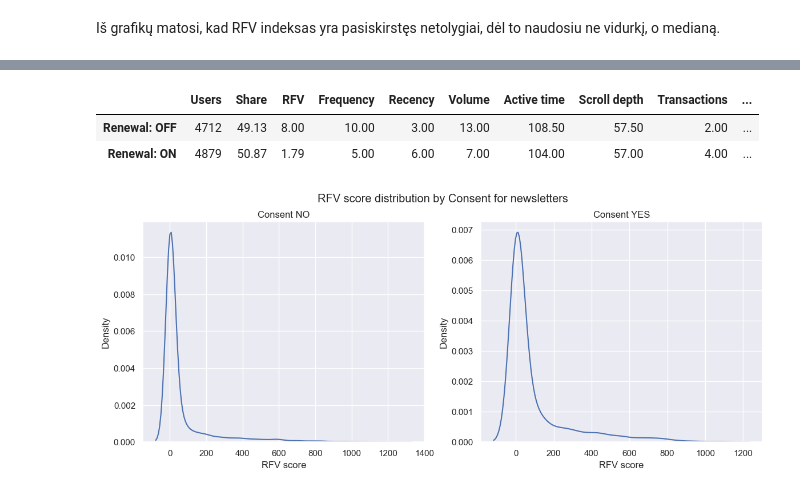
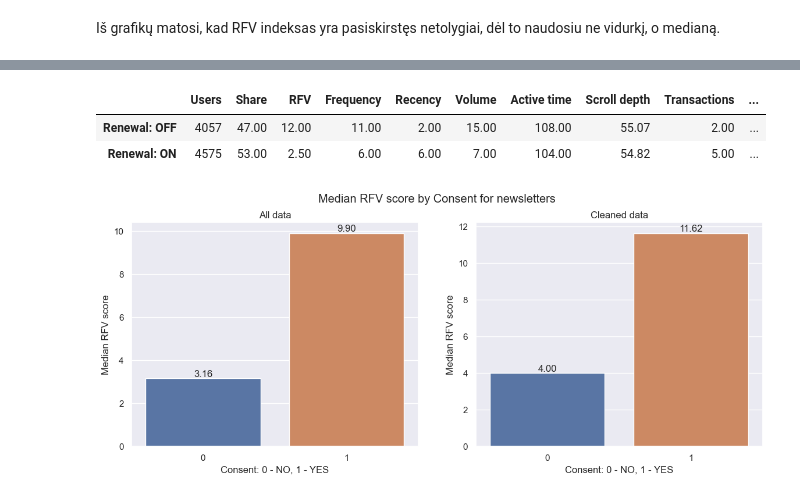
Before and after one commit to Gedas-LT/Paid-content-RFV-calculations, a Jupyter notebook: eda_notebook.ipynb, the cells around one changed output, grey strips where cells are left out. Saved outputs shown, nothing was run; the diff lists cells and outputs as text; code cells hidden in the pictures.

Commit message:
Finished Part 2: Data visualization

```diff
--- a/eda_notebook.ipynb
+++ b/eda_notebook.ipynb
@@ -80,7 +80,7 @@ rfv_df = activity_query_data.groupby("user_delfi_id").agg(
 ).reset_index()
 # %%
 # The latest data of activity.
-anchor_date = pd.to_datetime("2023-03-06").date()
+anchor_date = pd.to_datetime("2023-03-07").date()
 rfv_df["recency"] = (anchor_date - rfv_df["last_visit"]).dt.days
 # %%
 # Calculate RFV score.
@@ -164,7 +160,7 @@ filtered_users_query = """
 		AND S.included_in_count = 1
 		AND T.completion_timestamp IS NOT NULL
 		AND S.sf_category = "Paid subscriptions"
-		AND US.valid_till > "2023-03-05 23:59:59") AS P1
+		AND US.valid_till > "2023-03-07 23:59:59") AS P1
     WHERE P1.row_num = 1
     AND P1.completion_timestamp < "2023-01-01 00:00:00"
     """
@@ -202,9 +198,12 @@ def transactions_dataframe(connector: object, users: list) -> pd.DataFrame:
     parameters_count =", ".join(list(map(lambda x: "%s", users)))
 
     transactions_query = """
-        SELECT user_id, COUNT(id), SUM(sum)
-        FROM paywall.transactions
+        SELECT user_id, COUNT(T.id), SUM(sum)
+        FROM paywall.transactions AS T
+        LEFT JOIN paywall.subscriptions AS S
+        ON T.subscription_id = S.id
         WHERE completion_timestamp IS NOT NULL
+        AND S.service_id IN (1, 3, 4, 9, 10)
         AND sum > 0
         AND user_id IN (%s)
         GROUP BY user_id
@@ -368,6 +369,7 @@ transactions_count_query = """
     ON T.subscription_id = S.id
     WHERE T.completion_timestamp IS NOT NULL
     AND T.sum > 0
+    AND S.service_id IN (1, 3, 4, 9, 10)
     GROUP BY T.user_id, S.plan
     HAVING S.plan IN (1, 12)
     """
@@ -543,30 +597,32 @@ plt.ylabel("Median RFV score");
 # %%
 pd.DataFrame({
-    "Users": final_b2c_data_V3.groupby("renewal")["user_id"].count(),
-    "Share": final_b2c_data_V3.groupby("renewal")["user_id"].count() / final_b2c_data_V3["user_id"].count() * 100,
-    "RFV": final_b2c_data_V3.groupby("renewal")["rfv_score"].median(),
-    "Frequency": final_b2c_data_V3.groupby("renewal")["frequency"].median(),
-    "Recency": final_b2c_data_V3.groupby("renewal")["recency"].median(),
-    "Volume": final_b2c_data_V3.groupby("renewal")["volume"].median(),
-    "Active time": final_b2c_data_V3.groupby("renewal")["median_active_time"].median(),
-    "Scroll depth": final_b2c_data_V3.groupby("renewal")["median_scroll_depth"].median(),
-    "Transactions": final_b2c_data_V3.groupby("renewal")["transactions_count"].median(),
-    "Amount": final_b2c_data_V3.groupby("renewal")["total_amount"].median(),
+    "Users": filtered_users_final_ONE.groupby("renewal")["user_id"].count(),
+    "Share": filtered_users_final_ONE.groupby("renewal")["user_id"].count() / filtered_users_final_ONE["user_id"].count() * 100,
+    "RFV": filtered_users_final_ONE.groupby("renewal")["rfv_score"].median(),
+    "Frequency": filtered_users_final_ONE.groupby("renewal")["frequency"].median(),
+    "Recency": filtered_users_final_ONE.groupby("renewal")["recency"].median(),
+    "Volume": filtered_users_final_ONE.groupby("renewal")["volume"].median(),
+    "Active time": filtered_users_final_ONE.groupby("renewal")["median_active_time"].median(),
+    "Scroll depth": filtered_users_final_ONE.groupby("renewal")["avg_scroll_depth"].median(),
+    "Transactions": filtered_users_final_ONE.groupby("renewal")["transactions_count"].median(),
+    "Amount": filtered_users_final_ONE.groupby("renewal")["total_amount"].median(),
 }).set_axis(["Renewal: OFF", "Renewal: ON"], axis="index")
 # %% [output]
 |  | Users | Share | RFV | Frequency | Recency | Volume | Active time | Scroll depth | Transactions | ... |
-| Renewal: OFF | 4712 | 49.13 | 8.00 | 10.00 | 3.00 | 13.00 | 108.50 | 57.50 | 2.00 | ... |
-| Renewal: ON | 4879 | 50.87 | 1.79 | 5.00 | 6.00 | 7.00 | 104.00 | 57.00 | 4.00 | ... |
+| Renewal: OFF | 4057 | 47.00 | 12.00 | 11.00 | 2.00 | 15.00 | 108.00 | 55.07 | 2.00 | ... |
+| Renewal: ON | 4575 | 53.00 | 2.50 | 6.00 | 6.00 | 7.00 | 104.00 | 54.82 | 5.00 | ... |
 # %%
 fig, axes = plt.subplots(ncols=2, figsize=(14,5))
-sns.kdeplot(ax=axes[0], data=final_b2c_data_V3[final_b2c_data_V3["consent"] == "0"], x="rfv_score")
-sns.kdeplot(ax=axes[1], data=final_b2c_data_V3[final_b2c_data_V3["consent"] == "1"], x="rfv_score")
-fig.suptitle("RFV score distribution by Consent for newsletters")
-axes[0].set_title("Consent NO")
-axes[1].set_title("Consent YES")
-axes[0].set_xlabel("RFV score")
-axes[1].set_xlabel("RFV score")
-axes[0].set_ylabel("Density")
-axes[1].set_ylabel("Density");
+sns.barplot(ax=axes[0], data=all_users_final_ONE.groupby("consent")["rfv_score"].median().reset_index(), x="consent", y="rfv_score")
+sns.barplot(ax=axes[1], data=filtered_users_final_ONE.groupby("consent")["rfv_score"].median().reset_index(), x="consent", y="rfv_score")
+axes[0].bar_label(axes[0].containers[0], fmt="%.2f")
+axes[1].bar_label(axes[1].containers[0], fmt="%.2f")
+fig.suptitle("Median RFV score by Consent for newsletters")
+axes[0].set_title("All data")
+axes[1].set_title("Cleaned data")
+axes[0].set_xlabel("Consent: 0 - NO, 1 - YES")
+axes[1].set_xlabel("Consent: 0 - NO, 1 - YES")
+axes[0].set_ylabel("Median RFV score")
+axes[1].set_ylabel("Median RFV score");
 # %% [output]
-[figure, old version]
+[figure, new version]
```
Also changed, not shown: parts of 46 cells of this notebook.
